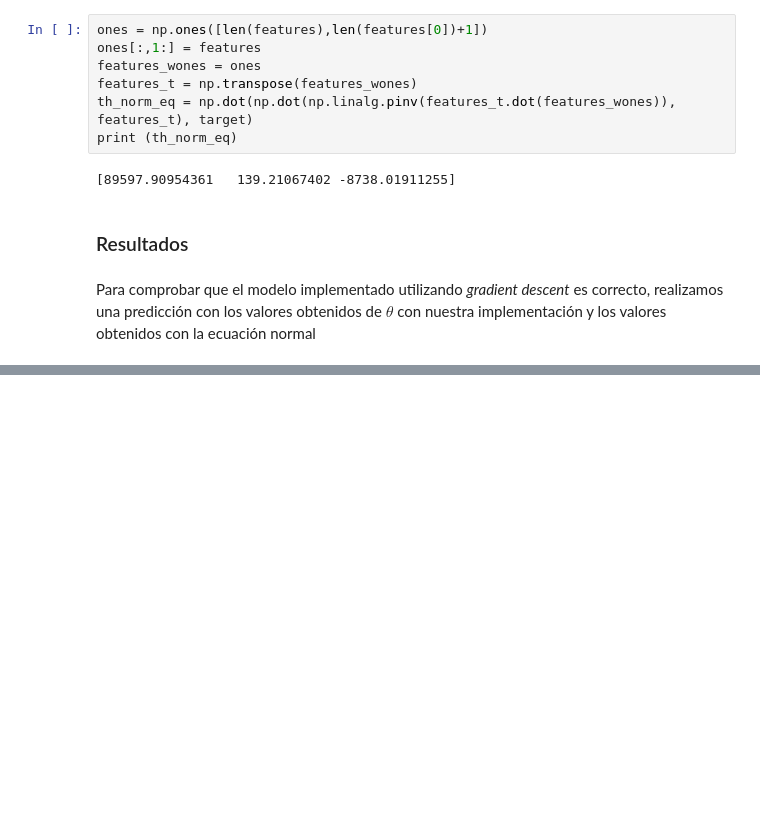
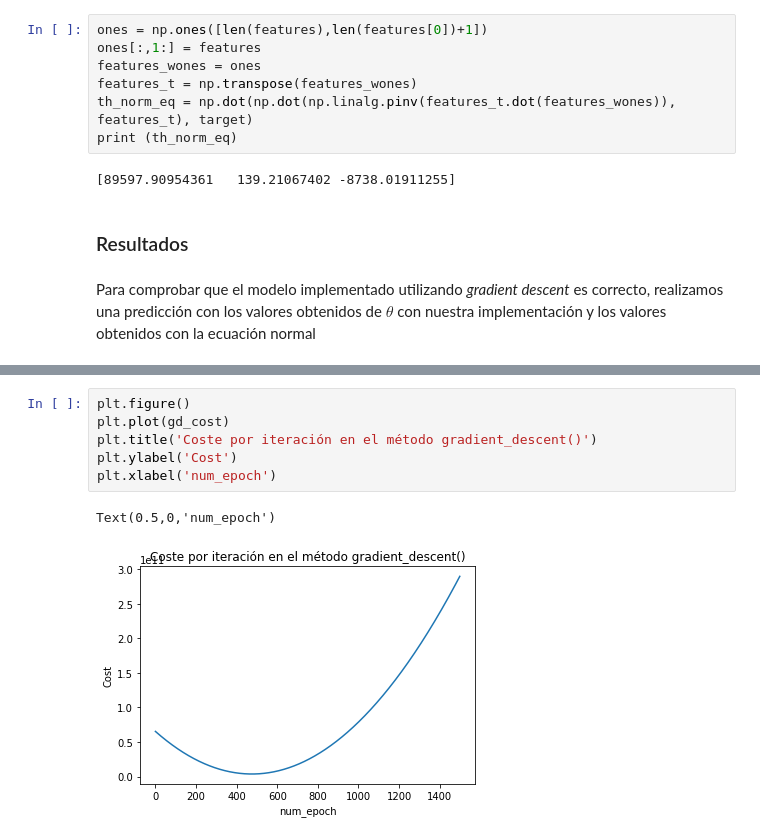
Before and after one commit to ivanfermena/Machine-Learning-Practice-1, a Jupyter notebook: Práctica 1 - Aprendizaje Automático y Big Data.ipynb, the cells around one changed output, grey strips where cells are left out. Saved outputs shown, nothing was run; the diff lists cells and outputs as text; blank space fills up the shorter version.

```diff
--- a/Práctica 1 - Aprendizaje Automático y Big Data.ipynb
+++ b/Práctica 1 - Aprendizaje Automático y Big Data.ipynb
@@ -309,0 +311,9 @@ Predicción gradient descent:168521.10623406913, predicción ecuación normal:91
+# %%
+plt.figure()
+plt.plot(gd_cost)
+plt.title('Coste por iteración en el método gradient_descent()')
+plt.ylabel('Cost')
+plt.xlabel('num_epoch')
+# %% [output]
+Text(0.5,0,'num_epoch')
+[figure, added]
```
Also changed, not shown: parts of 3 cells of this notebook.
